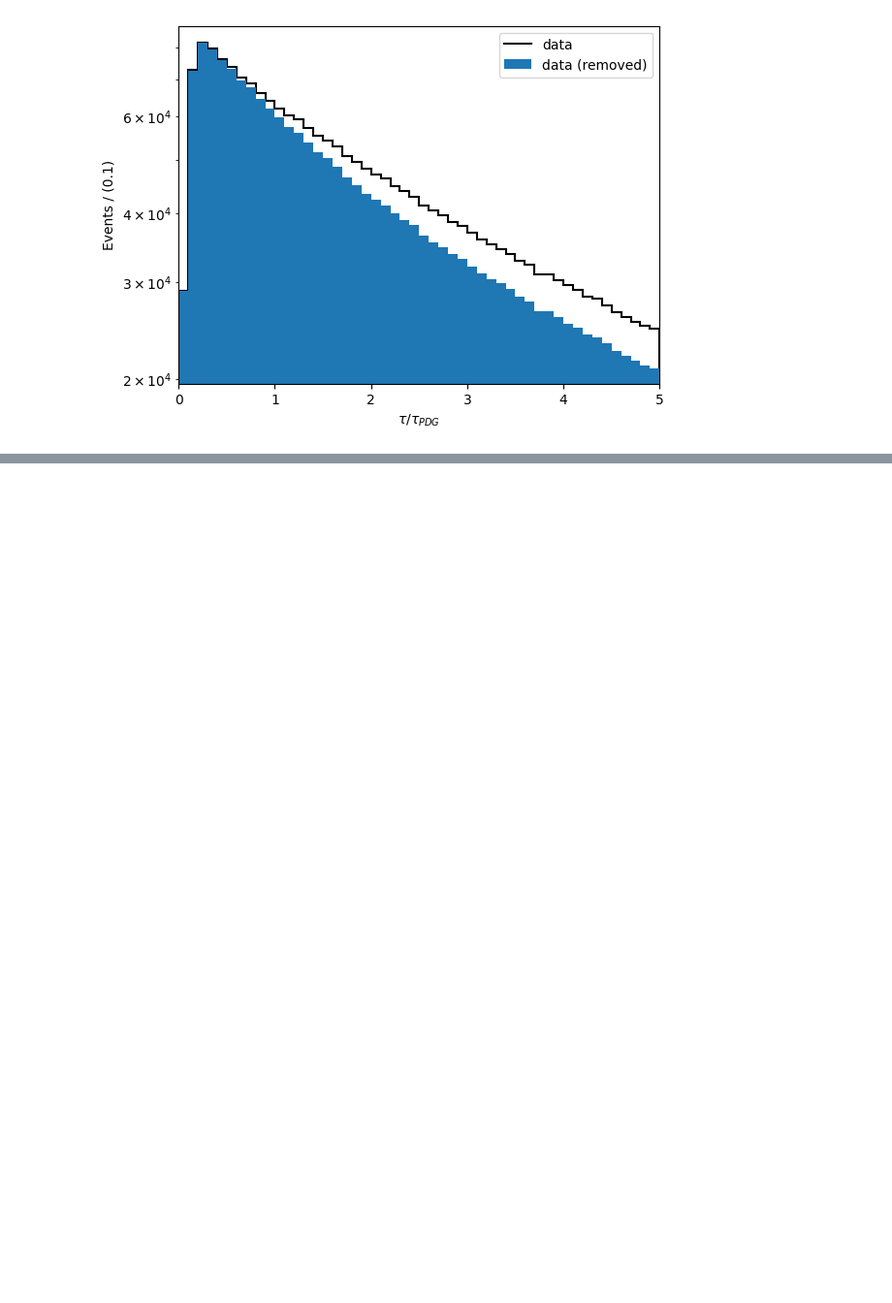
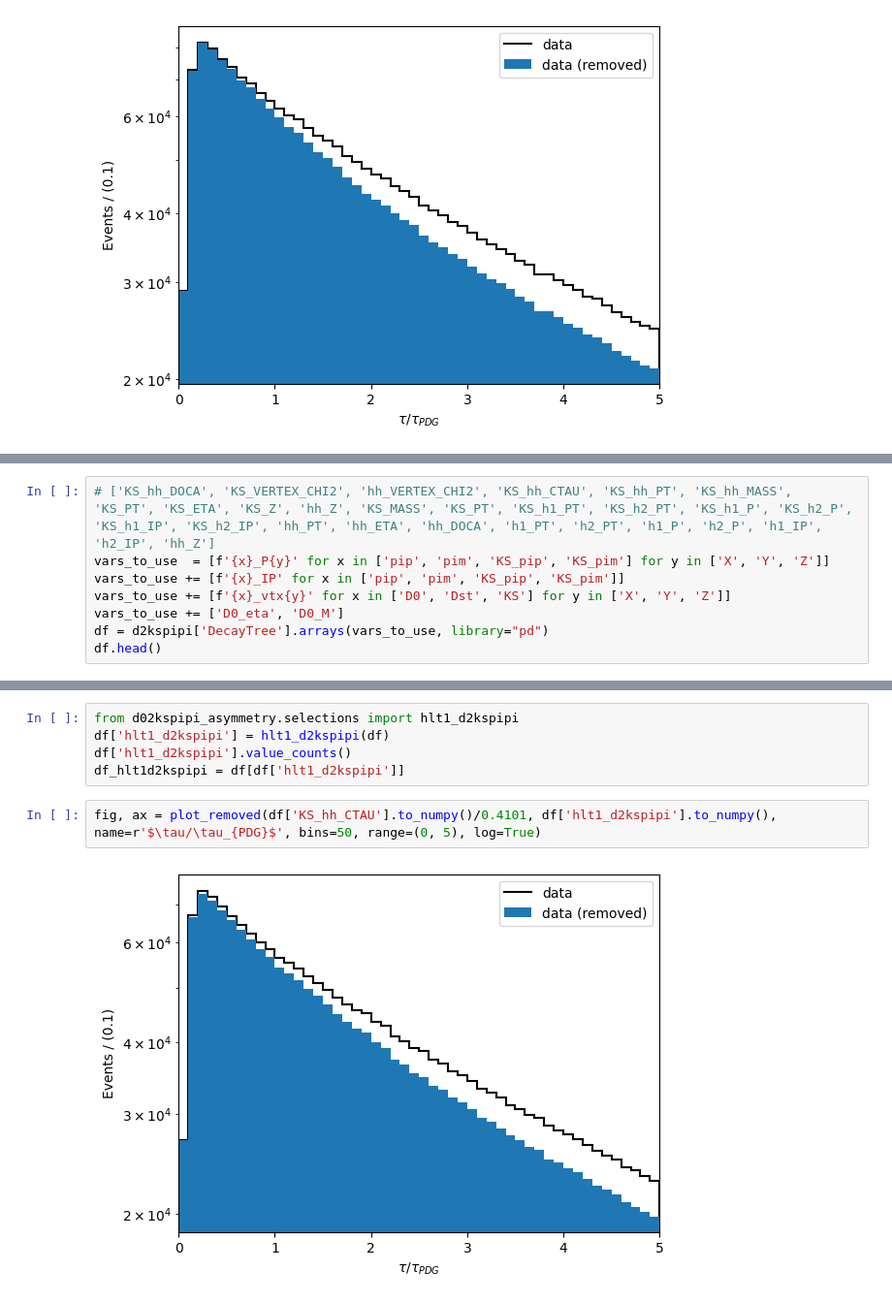
Before and after one commit to cpviolation/d02kspipi_asymmetry, a Jupyter notebook: notebooks/efficiency_studies.ipynb, the cells around one changed output, grey strips where cells are left out. Shown at 97% size. Cells and saved outputs as stored; diff of their text form; blank space fills up the shorter version.

```diff
--- a/notebooks/efficiency_studies.ipynb
+++ b/notebooks/efficiency_studies.ipynb
@@ -162,0 +166,8 @@ fig, ax = plot_removed(df['hh_CTAU'].to_numpy()/0.4101, df['hlt1_d2pipi'].to_num
+# %%
+# ['KS_hh_DOCA', 'KS_VERTEX_CHI2', 'hh_VERTEX_CHI2', 'KS_hh_CTAU', 'KS_hh_PT', 'KS_hh_MASS', 'KS_PT', 'KS_ETA', 'KS_Z', 'hh_Z', 'KS_MASS', 'KS_PT', 'KS_h1_PT', 'KS_h2_PT', 'KS_h1_P', 'KS_h2_P', 'KS_h1_IP', 'KS_h2_IP', 'hh_PT', 'hh_ETA', 'hh_DOCA', 'h1_PT', 'h2_PT', 'h1_P', 'h2_P', 'h1_IP', 'h2_IP', 'hh_Z']
+vars_to_use  = [f'{x}_P{y}' for x in ['pip', 'pim', 'KS_pip', 'KS_pim'] for y in ['X', 'Y', 'Z']]
+vars_to_use += [f'{x}_IP' for x in ['pip', 'pim', 'KS_pip', 'KS_pim']]
+vars_to_use += [f'{x}_vtx{y}' for x in ['D0', 'Dst', 'KS'] for y in ['X', 'Y', 'Z']]
+vars_to_use += ['D0_eta', 'D0_M']
+df = d2kspipi['DecayTree'].arrays(vars_to_use, library="pd")
+df.head()
@@ -162,0 +223,9 @@ fig, ax = plot_removed(df['hh_CTAU'].to_numpy()/0.4101, df['hlt1_d2pipi'].to_num
+# %%
+from d02kspipi_asymmetry.selections import hlt1_d2kspipi
+df['hlt1_d2kspipi'] = hlt1_d2kspipi(df)
+df['hlt1_d2kspipi'].value_counts()
+df_hlt1d2kspipi = df[df['hlt1_d2kspipi']]
+# %%
+fig, ax = plot_removed(df['KS_hh_CTAU'].to_numpy()/0.4101, df['hlt1_d2kspipi'].to_numpy(), name=r'$\tau/\tau_{PDG}$', bins=50, range=(0, 5), log=True)
+# %% [output]
+[figure, added]
```
Also changed, not shown: parts of 6 cells of this notebook, 3 other files.
